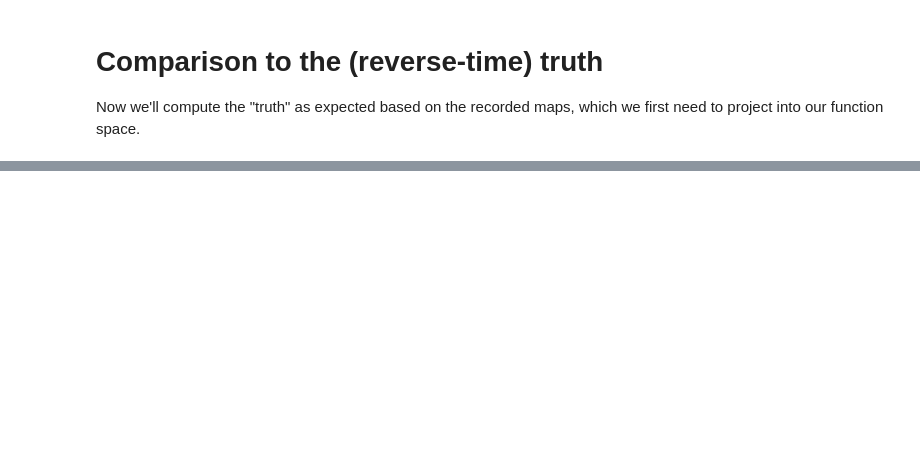
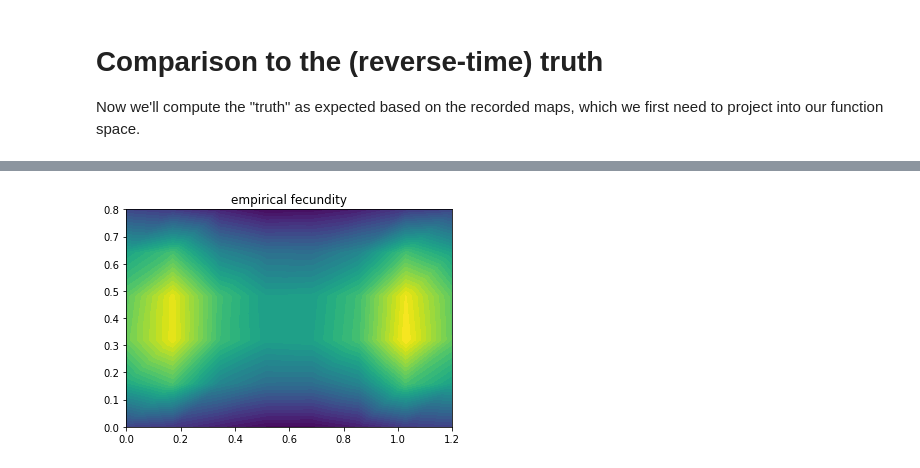
Before and after one commit to kr-colab/product-space-FEM, a Jupyter notebook: simulation/simulation_workflow.ipynb, the cells around one changed output, grey strips where cells are left out. Drawn from its saved outputs; the diff is of its cells as text; code cells hidden in the pictures; blank space fills up the shorter version.

```diff
--- a/simulation/simulation_workflow.ipynb
+++ b/simulation/simulation_workflow.ipynb
@@ -220,7 +260,9 @@ fenics.plot(establishment).axes.set_title("empirical establishment");
 # %%
-fecundity_fn = make_map_fn(empirical_maps, 'fecundity')
+fecundity_fn = maps.xyz_to_function(empirical_maps['x'], empirical_maps['y'], empirical_maps['fecundity'])
 fecundity = pf.transforms.callable_to_Function(lambda x, y: fecundity_fn([[x * size, y * size]]), V)
 fenics.plot(fecundity).axes.set_title("empirical fecundity");
+# %% [output]
+[figure, added]
 # %%
 log_total_fecundity = density.copy()
 log_total_fecundity.vector()[:] = np.log(0.1 + density.vector()[:] * fecundity.vector()[:])
```
Also changed, not shown: parts of 21 cells of this notebook, 4 other files.
